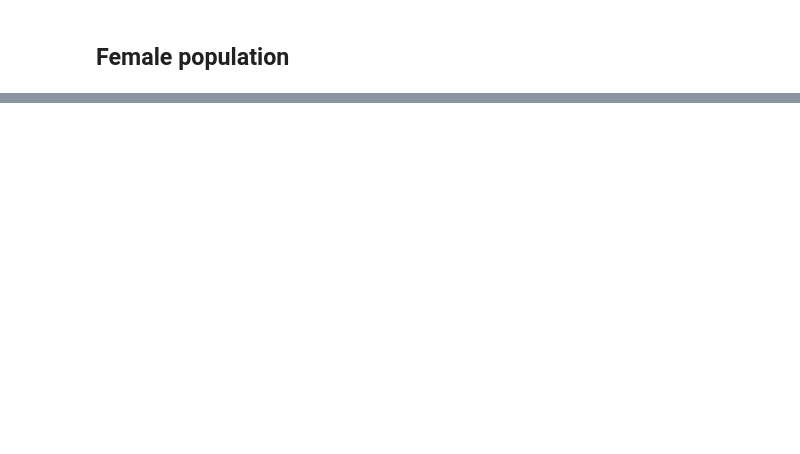
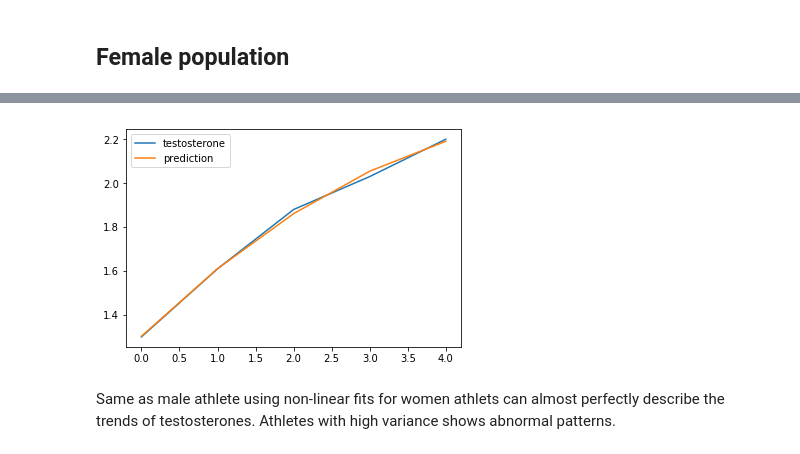
Before and after one commit to fnozarian/Anti-doping-analysis, a Jupyter notebook: EDA V3.0.ipynb, the cells around one changed output, grey strips where cells are left out. Saved outputs shown, nothing was run; the diff lists cells and outputs as text; code cells hidden in the pictures; blank space fills up the shorter version.

```diff
--- a/EDA V3.0.ipynb
+++ b/EDA V3.0.ipynb
@@ -130,9 +178,9 @@ DataFrame(total_var_quad).describe()
 # %% [markdown]
 By increasing the flexibility of the model from linear to non-linear, obviously, the variance is decreased. That is the model is able to fit more observations and this might result in considering outlier points less than before. The athletes for which the box plot of residuals shows some outlier points (in non-linear case) there is a strong indication that such observations are abnormal. We have confirmed this fact by visually inspecting these cases.
 # %%
-def show_testosterone_and_predictions(index, model_coefs):
-    x = np.arange(len(male_testosterones[index]))
-    y = male_testosterones[index]
+def show_testosterone_and_predictions(index, model_coefs, is_male=True):
+    y = male_testosterones[index] if is_male else female_testosterones[index]
+    x = np.arange(len(y))
     y_hat = model_coefs[index][0] + model_coefs[index][1] * x + model_coefs[index][2] * (x**2)
     plt.plot(x, y, label="testosterone")
     plt.plot(x, y_hat, label="prediction")
@@ -230,0 +231,15 @@ mu1: 0.65, mu2: 2.31, sigma1: 0.32, sigma2: 0.48
+# %%
+model_quad = Pipeline([('poly', PolynomialFeatures(degree=2)),('linear', LinearRegression(fit_intercept=False))])
+
+residuals_quad = []
+quad_coefs = []
+for y in female_testosterones:
+    x = np.arange(len(y))
+    model_quad = model_quad.fit(np.arange(len(y))[:, np.newaxis], y)
+    y_hat_quad = model_quad.named_steps['linear'].coef_[0] + model_quad.named_steps['linear'].coef_[1] * x + model_quad.named_steps['linear'].coef_[2] * (x** 2)
+    residual_quad = y - y_hat_quad
+    quad_coefs.append(model_quad.named_steps['linear'].coef_)
+    residuals_quad.append(residual_quad)
+
+data = [go.Box(y=residual_quad, hoverinfo=residual_quad.index[0]) for residual_quad in residuals_quad]
+iplot(data)
@@ -230,0 +248,6 @@ mu1: 0.65, mu2: 2.31, sigma1: 0.32, sigma2: 0.48
+# %%
+show_testosterone_and_predictions(19, quad_coefs, False)
+# %% [output]
+[figure, added]
+# %% [markdown]
+Same as male athlete using non-linear fits for women athlets can almost perfectly describe the trends of testosterones. Athletes with high variance shows abnormal patterns.
```
Also changed, not shown: parts of 29 cells of this notebook.
